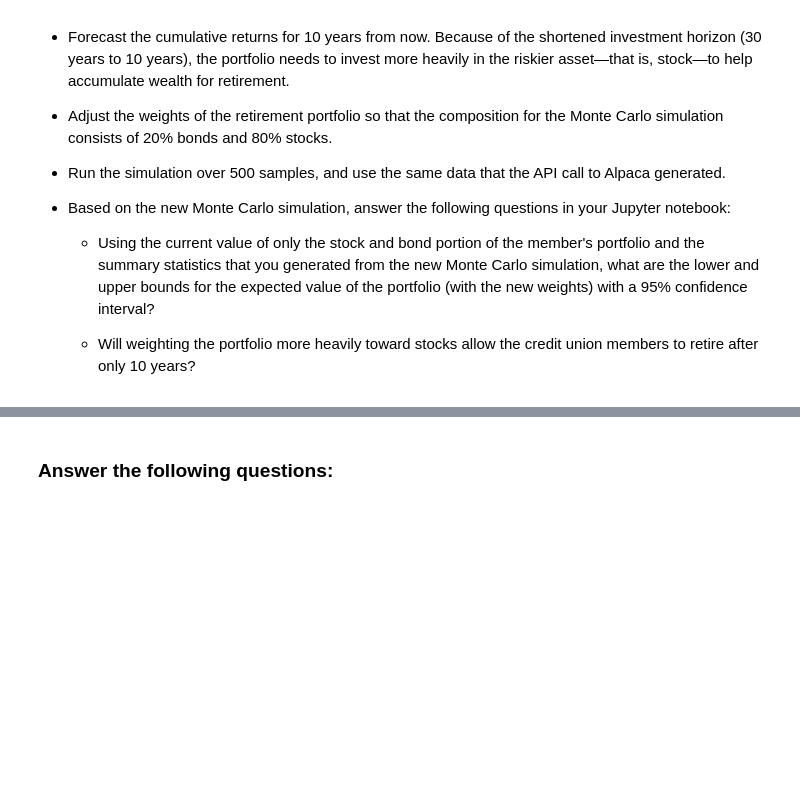
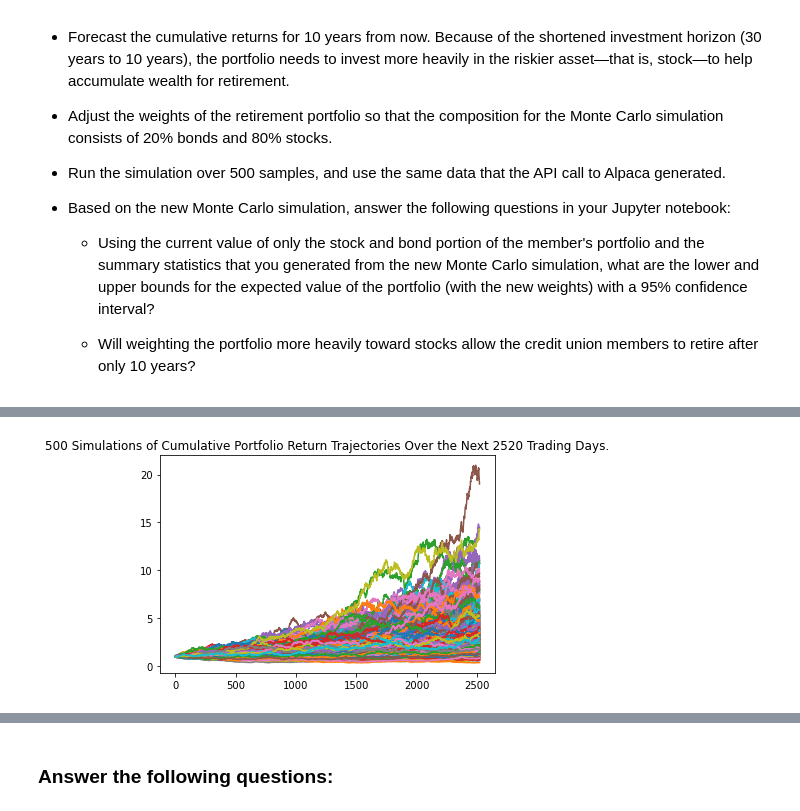
Before and after one commit to creamybokeh/Financial-Planning-Tools, a Jupyter notebook: financial_planning_tools.ipynb, the cells around one changed output, grey strips where cells are left out. Cells and saved outputs as stored; diff of their text form; code cells hidden in the pictures; blank space fills up the shorter version.

```diff
--- a/financial_planning_tools.ipynb
+++ b/financial_planning_tools.ipynb
@@ -513,7 +622,12 @@ For this new Monte Carlo simulation, do the following:
 # Configure a Monte Carlo simulation to forecast 10 years cumulative returns
 # The weights should be split 20% to AGG and 80% to SPY.
 # Run 500 samples.
-# YOUR CODE HERE
+MC_tenyear = MCSimulation(
+    portfolio_data = three_year_prices_df,
+    weights = [.80,.20],
+    num_simulation = 500,
+    num_trading_days = 252*10
+)
 
 # Review the simulation input data
-# YOUR CODE HERE
+MC_tenyear.portfolio_data.head()
@@ -523,7 +688,9 @@ For this new Monte Carlo simulation, do the following:
 # %%
 # Visualize the 10-year Monte Carlo simulation by creating an
 # overlay line plot
-# YOUR CODE HERE
+MC_tenyear_line_plot = MC_tenyear.plot_simulation()
+# %% [output]
+[figure, added]
 # %%
 # Visualize the probability distribution of the 10-year Monte Carlo simulation
 # by plotting a histogram
```
Also changed, not shown: parts of 32 cells of this notebook.
